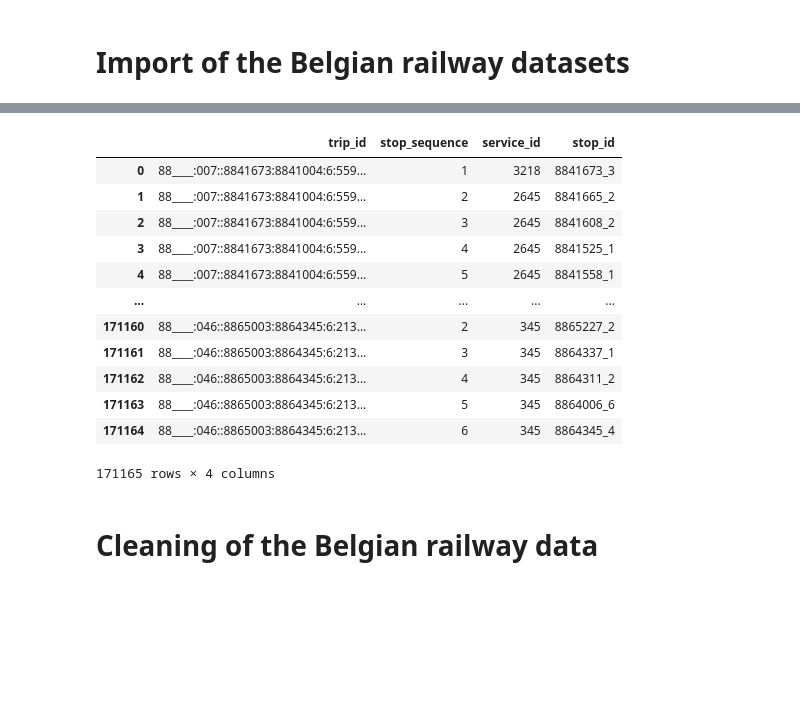
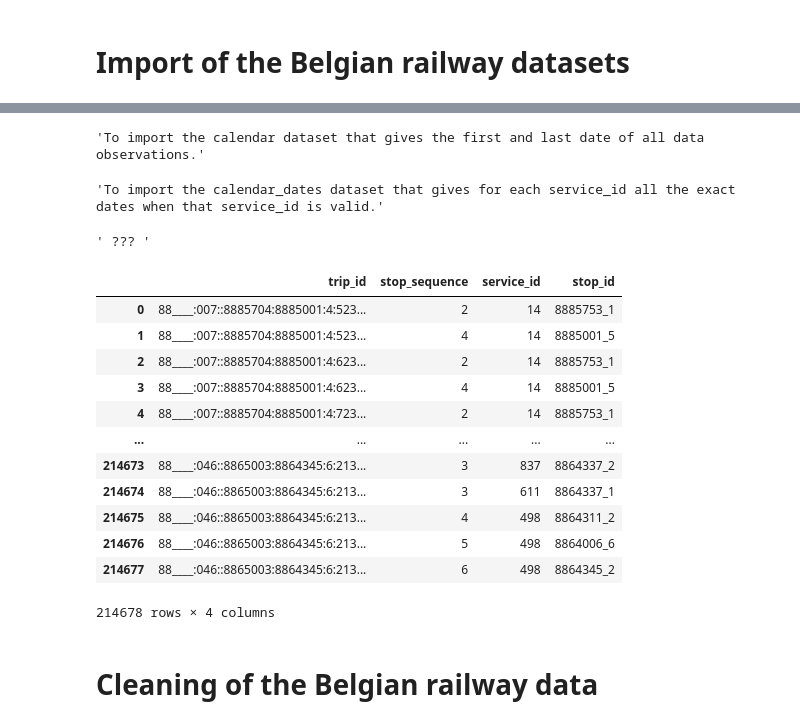
Before and after one commit to ThesisNetworkAnalysisInePolKUL/thesis, a Jupyter notebook: Main_code.ipynb, the cells around one changed output, grey strips where cells are left out. Cells and saved outputs as stored; diff of their text form; code cells hidden in the pictures; blank space fills up the shorter version.

```diff
--- a/Main_code.ipynb
+++ b/Main_code.ipynb
@@ -190,29 +198,34 @@ stop_times
 # %%
 '''To import the calendar dataset that gives the first and last date of all data observations.'''
-calendar = pd.read_csv(datalink + "calendar.csv", sep=",")
+calendar = pd.read_csv(datalink + "calendar_Belgium.csv", sep=",")
 #calendar
+# %% [output]
+'To import the calendar dataset that gives the first and last date of all data observations.'
 # %%
 '''To import the calendar_dates dataset that gives for each service_id all the exact dates when that service_id is valid.'''
-calendar_dates = pd.read_csv(datalink + "calendar_dates.csv", sep=",")
+calendar_dates = pd.read_csv(datalink + "calendar_dates_Belgium.csv", sep=",")
 #calendar_dates
+# %% [output]
+'To import the calendar_dates dataset that gives for each service_id all the exact dates when that service_id is valid.'
 # %%
 ''' ??? '''
-stop_time_overrides = pd.read_csv(datalink + "stop_time_overrides.csv", sep=",")
+stop_time_overrides = pd.read_csv(datalink + "stop_time_overrides_Belgium.csv", sep=",")
 stop_time_overrides
 # %% [output]
+' ??? '
 |  | trip_id | stop_sequence | service_id | stop_id |
-| 0 | 88____:007::8841673:8841004:6:559... | 1 | 3218 | 8841673_3 |
-| 1 | 88____:007::8841673:8841004:6:559... | 2 | 2645 | 8841665_2 |
-| 2 | 88____:007::8841673:8841004:6:559... | 3 | 2645 | 8841608_2 |
-| 3 | 88____:007::8841673:8841004:6:559... | 4 | 2645 | 8841525_1 |
-| 4 | 88____:007::8841673:8841004:6:559... | 5 | 2645 | 8841558_1 |
+| 0 | 88____:007::8885704:8885001:4:523... | 2 | 14 | 8885753_1 |
+| 1 | 88____:007::8885704:8885001:4:523... | 4 | 14 | 8885001_5 |
+| 2 | 88____:007::8885704:8885001:4:623... | 2 | 14 | 8885753_1 |
+| 3 | 88____:007::8885704:8885001:4:623... | 4 | 14 | 8885001_5 |
+| 4 | 88____:007::8885704:8885001:4:723... | 2 | 14 | 8885753_1 |
 | ... | ... | ... | ... | ... |
-| 171160 | 88____:046::8865003:8864345:6:213... | 2 | 345 | 8865227_2 |
-| 171161 | 88____:046::8865003:8864345:6:213... | 3 | 345 | 8864337_1 |
-| 171162 | 88____:046::8865003:8864345:6:213... | 4 | 345 | 8864311_2 |
-| 171163 | 88____:046::8865003:8864345:6:213... | 5 | 345 | 8864006_6 |
-| 171164 | 88____:046::8865003:8864345:6:213... | 6 | 345 | 8864345_4 |
+| 214673 | 88____:046::8865003:8864345:6:213... | 3 | 837 | 8864337_2 |
+| 214674 | 88____:046::8865003:8864345:6:213... | 3 | 611 | 8864337_1 |
+| 214675 | 88____:046::8865003:8864345:6:213... | 4 | 498 | 8864311_2 |
+| 214676 | 88____:046::8865003:8864345:6:213... | 5 | 498 | 8864006_6 |
+| 214677 | 88____:046::8865003:8864345:6:213... | 6 | 498 | 8864345_2 |
-171165 rows × 4 columns
+214678 rows × 4 columns
 # %% [markdown]
 # Cleaning of the Belgian railway data
 # %%
```
Also changed, not shown: parts of 240 cells of this notebook.
